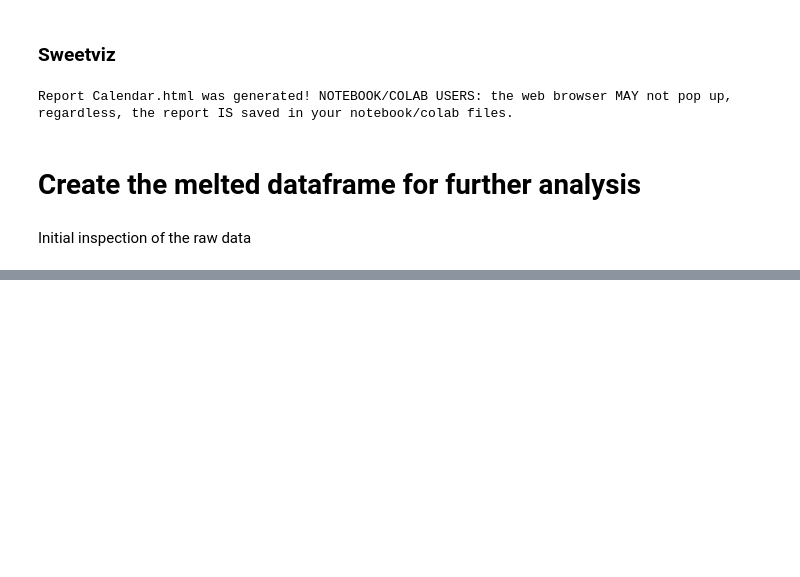
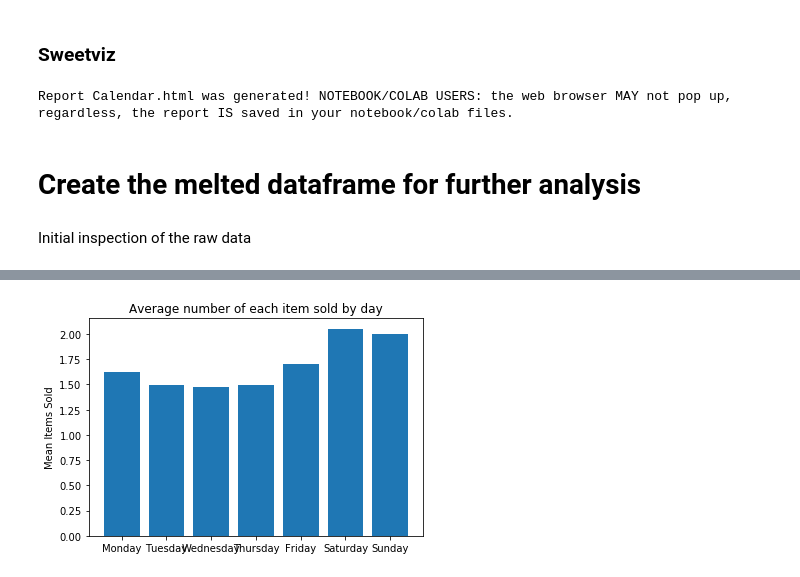
Before and after one commit to kanitjompuk40/GroupWork, a Jupyter notebook: AML/EDA.ipynb, the cells around one changed output, grey strips where cells are left out. Cells and saved outputs as stored; diff of their text form; code cells hidden in the pictures; blank space fills up the shorter version.

```diff
--- a/AML/EDA.ipynb
+++ b/AML/EDA.ipynb
@@ -204,0 +226,7 @@ plt.show()
+# %%
+plt.bar(days.index, days['sold'])
+plt.ylabel('Mean Items Sold')
+plt.title('Average number of each item sold by day')
+plt.show()
+# %% [output]
+[figure, added]
```
Also changed, not shown: parts of 12 cells of this notebook.
